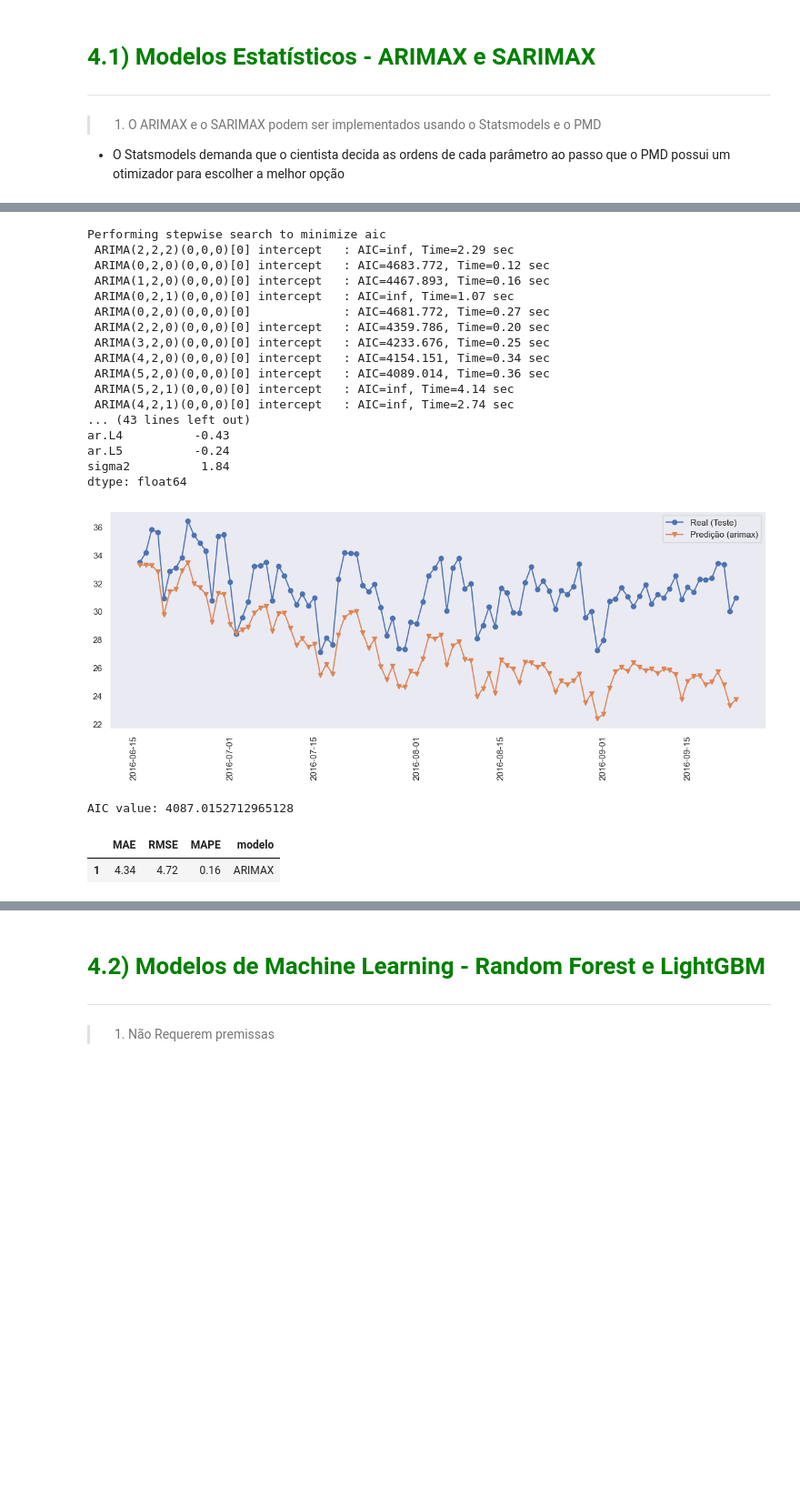
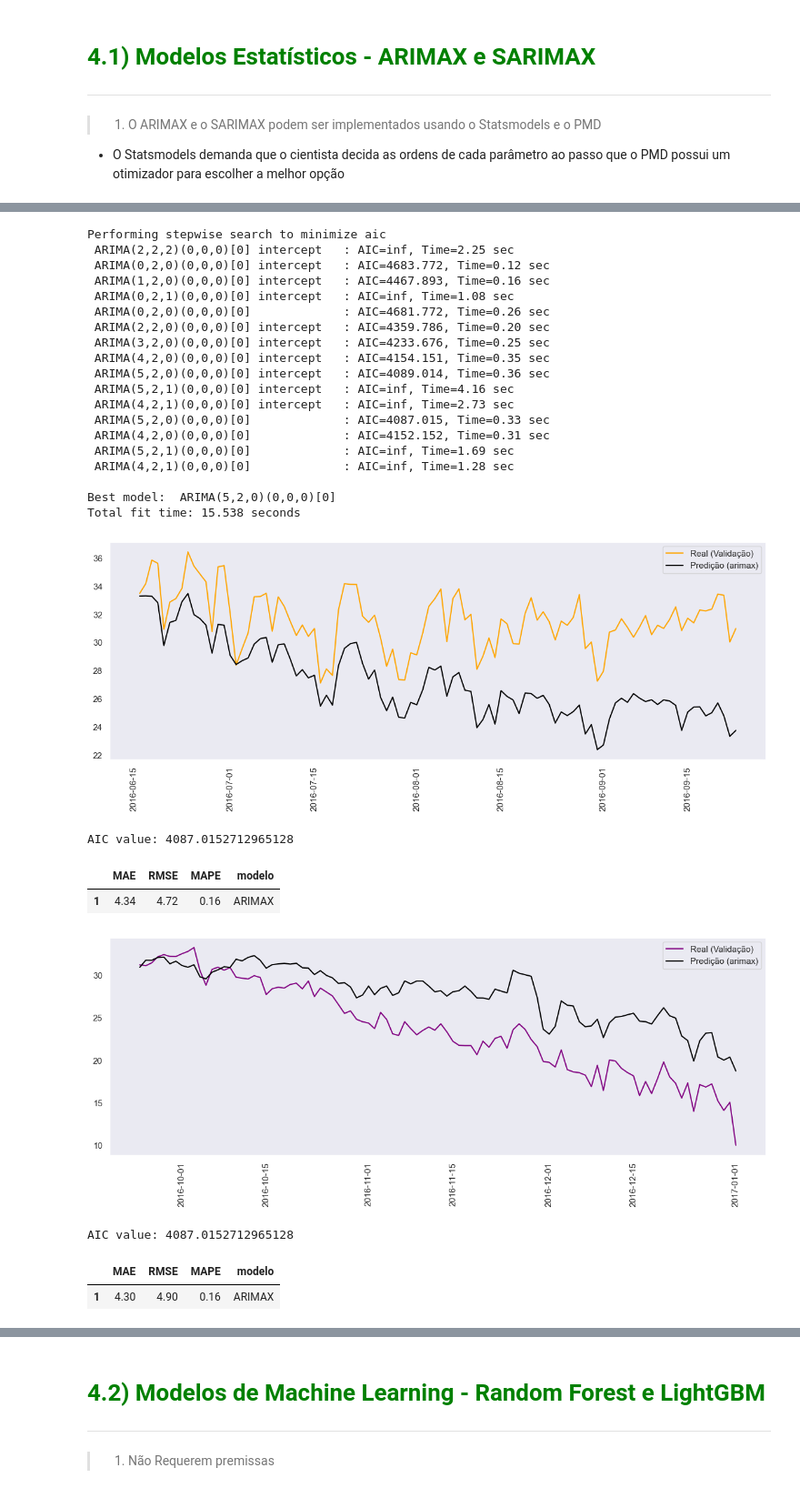
Before and after one commit to leonardovargas10/Modelo_Forecasting_Temperature-, a Jupyter notebook: Modelo_Forecasting.ipynb, the cells around one changed output, grey strips where cells are left out. Shown at 91% size. Drawn from its saved outputs; the diff is of its cells as text; code cells hidden in the pictures; blank space fills up the shorter version.

```diff
--- a/Modelo_Forecasting.ipynb
+++ b/Modelo_Forecasting.ipynb
@@ -583,15 +597,14 @@ df_climate = pd.read_csv('./data/DailyDelhiClimateTrain.csv')
 ano_mes_dia(df_climate)
 df_climate = df_climate[['date', 'month', 'year', 'meantemp', 'humidity', 'wind_speed', 'meanpressure']]
 
-train=train[:-100]
-test=train[-100:]
-
 # Train-Valid-Test
 df_train = df_climate[:-100]
 df_train['sample'] = 'train'
-df_test = df_train[-100:]
+df_valid = df_train[-100:]
+df_valid['sample'] = 'valid'
+df_test = df_climate[-100:]
 df_test['sample'] = 'test'
-df_model = pd.concat([df_train, df_test], axis=0)
+df_model = pd.concat([df_train, df_valid, df_test], axis=0)
 
 # Pre-Processamento
 meanpreassure_imputer_train = df_train.meanpressure.median()
@@ -654,11 +667,15 @@ plt.grid()
 
 plt.plot(df_model.loc[df_model['sample'] == 'train']['date'],
          df_model.loc[df_model['sample'] == 'train']['meantemp'],
-         marker='v', label='Train', color = 'blue')
+         label='Train', color = 'blue')
+
+plt.plot(df_model.loc[df_model['sample'] == 'valid']['date'],
+         df_model.loc[df_model['sample'] == 'valid']['meantemp'],
+         label='Valid', color = 'orange')
 
 plt.plot(df_model.loc[df_model['sample'] == 'test']['date'],
          df_model.loc[df_model['sample'] == 'test']['meantemp'],
-         marker='o', label='Test', color = 'orange')
+         label='Test', color = 'purple')
 
 plt.xticks(rotation=90)
 plt.legend()
@@ -744,56 +789,78 @@ arimax = pm.auto_arima(
     seasonal=False,  # Desliga a sazonalidade (modelo arimax puro)
     error_action='ignore',  # Ignora erros durante o ajuste
     trace=True,  # Mostra os modelos testados
     suppress_warnings=True,  # Oculta warnings
     maxiter=500,  # Máximo de iterações
     test='adf'  # Usa ADF para escolher o valor ótimo de 'd'
 )
 
 # Exibe sumário e parâmetros do modelo ajustado
-print(arimax.summary())
-print(arimax.params())
+#print(arimax.summary())
+#print(arimax.params())
 
-# Gera previsões para o mesmo número de períodos do teste
+# Gera previsões para o mesmo número de períodos da validação
+pred = arimax.predict(
+    n_periods=len(df_model_valid),
+    X=df_model_valid[['humidity', 'wind_speed','meanpressure']],  # Regressoras exógenas futuras
+    alpha=0.05  # Intervalo de confiança
+)
+
+plt.figure(figsize=(15, 5))
+plt.grid()
+plt.plot(df_model_valid['date'], df_model_valid['meantemp'], label='Real (Validação)', color = 'orange')
+plt.plot(df_model_valid['date'], pred, label='Predição (arimax)', color = 'black')
+plt.legend()
+plt.xticks(rotation=90)
+plt.show()
+# AIC e avaliação
+print("AIC value: {}".format(arimax.aic()))
+display(metricas('ARIMAX', df_model_valid['meantemp'], pred))
+
+# Gera previsões para o mesmo número de períodos da teste
 pred = arimax.predict(
     n_periods=len(df_model_test),
     X=df_model_test[['humidity', 'wind_speed','meanpressure']],  # Regressoras exógenas futuras
     alpha=0.05  # Intervalo de confiança
 )
 
-# Plotando as previsões
 plt.figure(figsize=(15, 5))
 plt.grid()
-plt.plot(df_model_test['date'], df_model_test['meantemp'], marker='o', label='Real (Teste)')
-plt.plot(df_model_test['date'], pred, marker='v', label='Predição (arimax)')
+plt.plot(df_model_test['date'], df_model_test['meantemp'], label='Real (Validação)', color = 'purple')
+plt.plot(df_model_test['date'], pred, label='Predição (arimax)', color = 'black')
 plt.legend()
 plt.xticks(rotation=90)
 plt.show()
-
 # AIC e avaliação
 print("AIC value: {}".format(arimax.aic()))
-metricas('ARIMAX', df_model_test['meantemp'], pred)
+display(metricas('ARIMAX', df_model_test['meantemp'], pred))
 # %% [output]
 Performing stepwise search to minimize aic
- ARIMA(2,2,2)(0,0,0)[0] intercept   : AIC=inf, Time=2.29 sec
+ ARIMA(2,2,2)(0,0,0)[0] intercept   : AIC=inf, Time=2.25 sec
  ARIMA(0,2,0)(0,0,0)[0] intercept   : AIC=4683.772, Time=0.12 sec
  ARIMA(1,2,0)(0,0,0)[0] intercept   : AIC=4467.893, Time=0.16 sec
- ARIMA(0,2,1)(0,0,0)[0] intercept   : AIC=inf, Time=1.07 sec
- ARIMA(0,2,0)(0,0,0)[0]             : AIC=4681.772, Time=0.27 sec
+ ARIMA(0,2,1)(0,0,0)[0] intercept   : AIC=inf, Time=1.08 sec
+ ARIMA(0,2,0)(0,0,0)[0]             : AIC=4681.772, Time=0.26 sec
  ARIMA(2,2,0)(0,0,0)[0] intercept   : AIC=4359.786, Time=0.20 sec
  ARIMA(3,2,0)(0,0,0)[0] intercept   : AIC=4233.676, Time=0.25 sec
- ARIMA(4,2,0)(0,0,0)[0] intercept   : AIC=4154.151, Time=0.34 sec
+ ARIMA(4,2,0)(0,0,0)[0] intercept   : AIC=4154.151, Time=0.35 sec
  ARIMA(5,2,0)(0,0,0)[0] intercept   : AIC=4089.014, Time=0.36 sec
- ARIMA(5,2,1)(0,0,0)[0] intercept   : AIC=inf, Time=4.14 sec
- ARIMA(4,2,1)(0,0,0)[0] intercept   : AIC=inf, Time=2.74 sec
-... (43 lines left out)
-ar.L4          -0.43
-ar.L5          -0.24
-sigma2          1.84
-dtype: float64
+ ARIMA(5,2,1)(0,0,0)[0] intercept   : AIC=inf, Time=4.16 sec
+ ARIMA(4,2,1)(0,0,0)[0] intercept   : AIC=inf, Time=2.73 sec
+ ARIMA(5,2,0)(0,0,0)[0]             : AIC=4087.015, Time=0.33 sec
+ ARIMA(4,2,0)(0,0,0)[0]             : AIC=4152.152, Time=0.31 sec
+ ARIMA(5,2,1)(0,0,0)[0]             : AIC=inf, Time=1.69 sec
+ ARIMA(4,2,1)(0,0,0)[0]             : AIC=inf, Time=1.28 sec
+
+Best model:  ARIMA(5,2,0)(0,0,0)[0]
+Total fit time: 15.538 seconds
-[figure, old version]
+[figure, new version]
 AIC value: 4087.0152712965128
 |  | MAE | RMSE | MAPE | modelo |
 | 1 | 4.34 | 4.72 | 0.16 | ARIMAX |
+[figure, added]
+AIC value: 4087.0152712965128
+|  | MAE | RMSE | MAPE | modelo |
+| 1 | 4.30 | 4.90 | 0.16 | ARIMAX |
 # %%
 #Ajuste de sarimax simples (sem sazonalidade)
 sarimax = pm.auto_arima(
```
Also changed, not shown: parts of 9 cells of this notebook.
